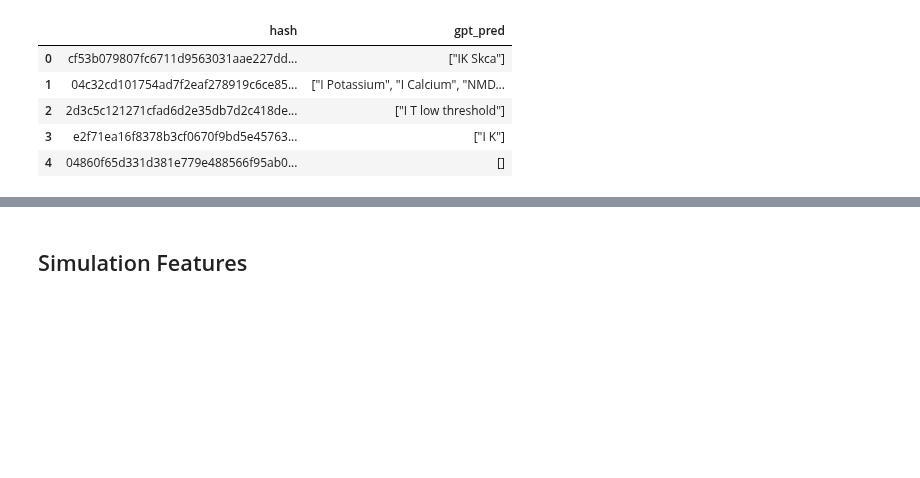
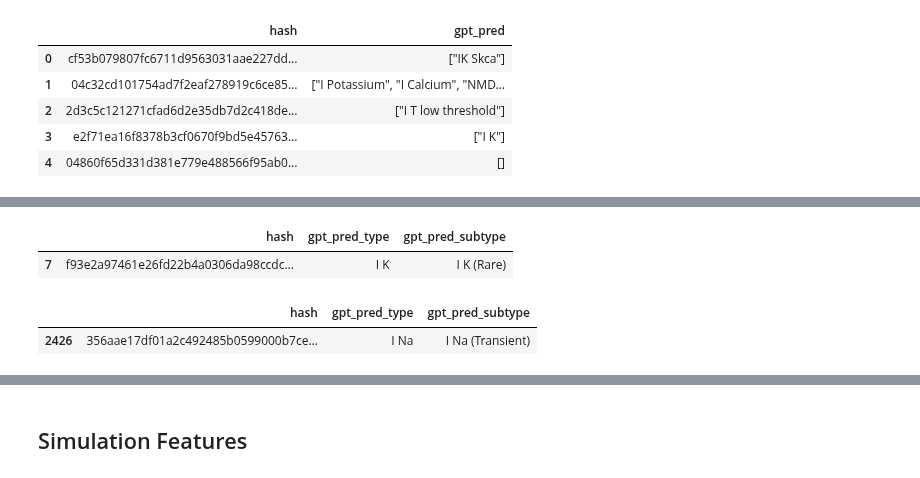
Before and after one commit to innacohen/mod-annotation, a Jupyter notebook: code/02_pipeline.ipynb, the cells around one changed output, grey strips where cells are left out. Cells and saved outputs as stored; diff of their text form; code cells hidden in the pictures; blank space fills up the shorter version.

```diff
--- a/code/02_pipeline.ipynb
+++ b/code/02_pipeline.ipynb
@@ -1118,4 +1100,14 @@ gpt_df3 = (gpt_df2
         .drop(columns=["gpt_pred","robert_subtype_label","original_subtype_label"])
         .rename(columns={"new_subtype_label":"gpt_pred_subtype","original_type_label":"gpt_pred_type"})
           )
+# %%
+gpt_df3.query("hash == 'f93e2a97461e26fd22b4a0306da98ccdcc65858623a3363ba97a5b375d248ff0'")
+# %% [output]
+|  | hash | gpt_pred_type | gpt_pred_subtype |
+| 7 | f93e2a97461e26fd22b4a0306da98ccdc... | I K | I K (Rare) |
+# %%
+gpt_df3.query("hash == '356aae17df01a2c492485b0599000b7ce66677e662b562b36f18bd6b09f32227'")
+# %% [output]
+|  | hash | gpt_pred_type | gpt_pred_subtype |
+| 2426 | 356aae17df01a2c492485b0599000b7ce... | I Na | I Na (Transient) |
 # %%
```
Also changed, not shown: parts of 38 cells of this notebook.
